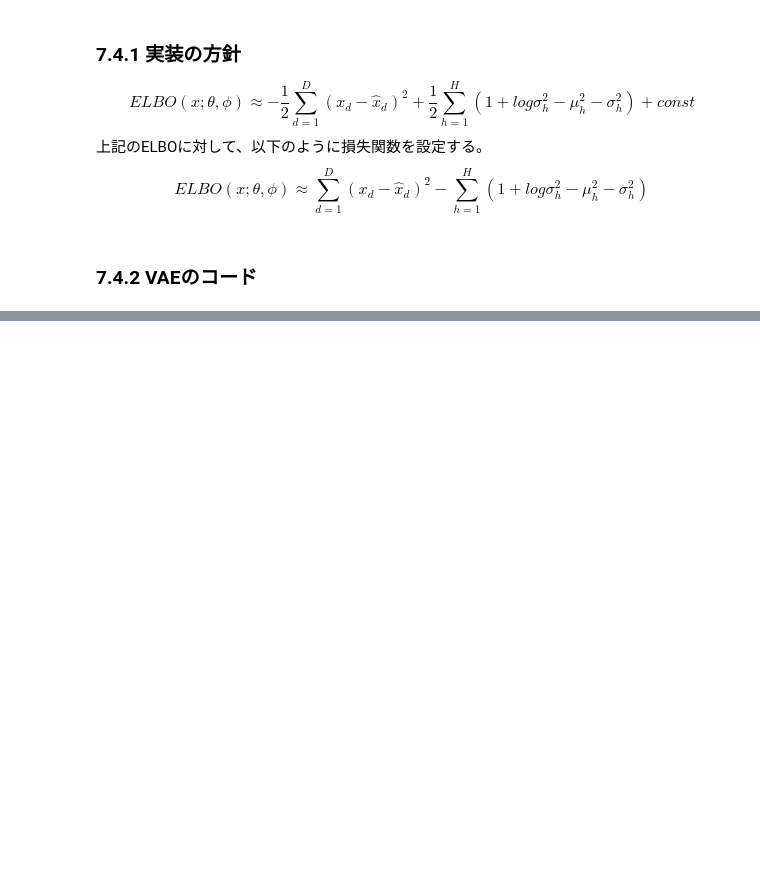
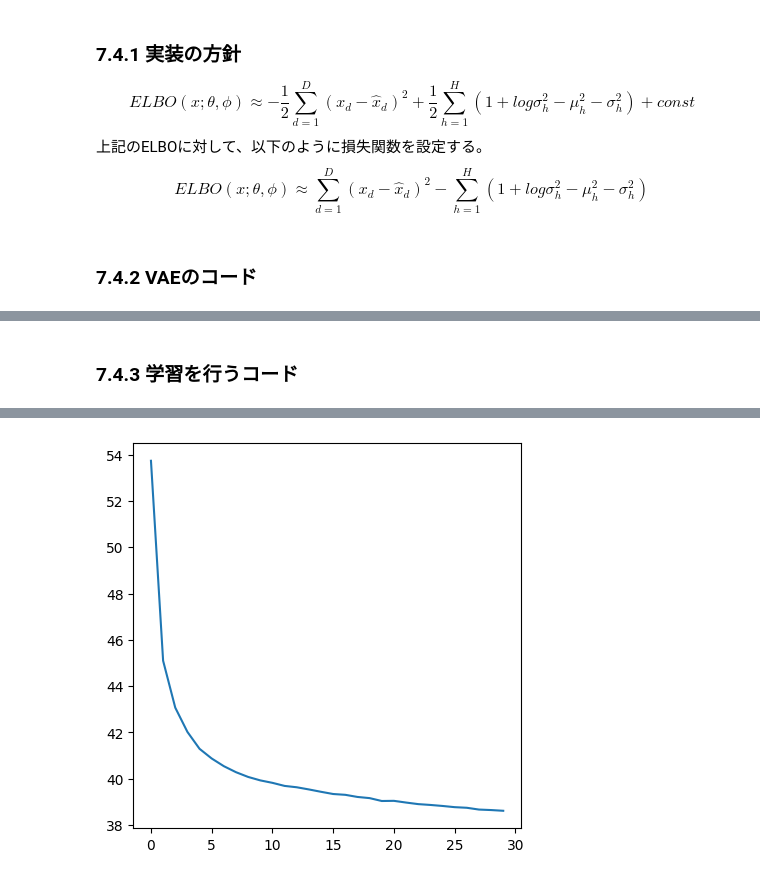
Before and after one commit to Spica08/deep-learning-from-scratch-5, a Jupyter notebook: step7.ipynb, the cells around one changed output, grey strips where cells are left out. Drawn from its saved outputs; the diff is of its cells as text; code cells hidden in the pictures; blank space fills up the shorter version.

```diff
--- a/step7.ipynb
+++ b/step7.ipynb
@@ -324,3 +325,50 @@ img = torchviz.make_dot(y, params=dict(model.named_parameters()))
 display(img)
 # %% [output]
 [drawing not drawn]
+# %% [markdown]
+### 7.4.3 学習を行うコード
+# %%
+# prepare data
+transform = transforms.Compose([
+    transforms.ToTensor(),
+    transforms.Lambda(torch.flatten)
+])
+dataset = datasets.MNIST(
+    root = "./data",
+    train = True,
+    download = True,
+    transform = transform
+)
+dataloader = torch.utils.data.DataLoader(
+    dataset,
+    batch_size = batch_size,
+    shuffle = True
+)
+# %%
+# load model and optimizer
+model = VAE(input_dim, hidden_dim, latent_dim)
+optimizer = optim.Adam(model.parameters(), lr = learning_rate)
+losses = []
+# %%
+# train
+for epoch, _ in enumerate(range(epochs)):
+    loss_sum = 0.0
+    cnt = 0
+
+    for x, label in dataloader:
+        loss = model.get_loss(x)
+        optimizer.zero_grad()
+        loss.backward()
+        optimizer.step()
+
+        loss_sum += loss.item()
+        cnt += 1
+
+    loss_avg = loss_sum / cnt
+    losses.append(loss_avg)
+    print(f"Epoch {epoch} loss: {loss_avg}")
+
+fig, ax = plt.subplots(figsize = (5, 5))
+ax.plot(losses)
+fig.show()
+# %% [output]
@@ -326,0 +392 @@ display(img)
+[figure, added]
```
Also changed, not shown: parts of 4 cells of this notebook.
